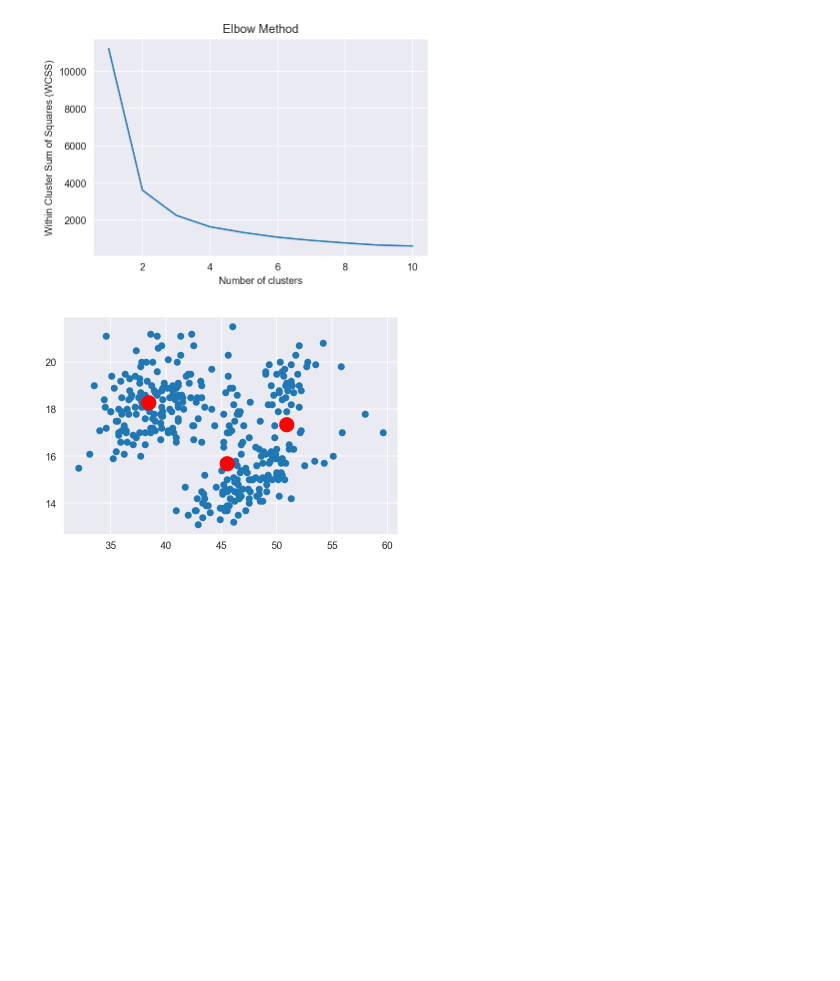
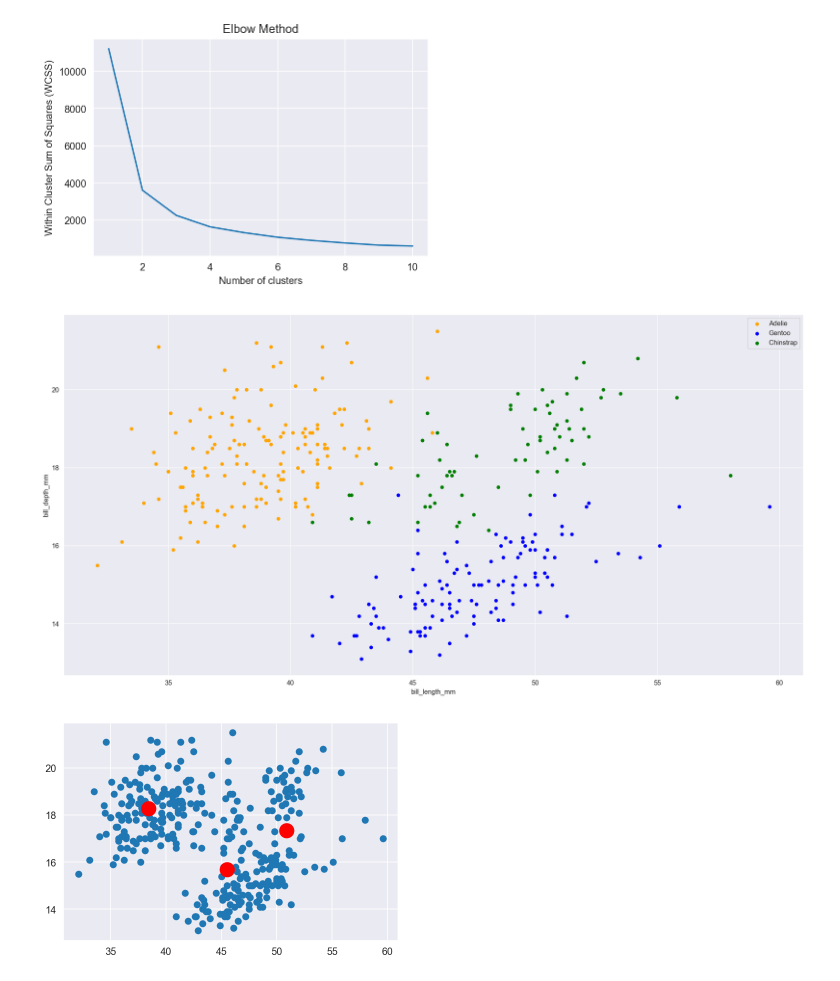
Before and after one commit to Thesavagecoder7784/Machine-Learning-Algorithms, a Jupyter notebook: KMeans Clustering Algorithm.ipynb, the cells around one changed output. Drawn from its saved outputs; the diff is of its cells as text; code cells hidden in the pictures; blank space fills up the shorter version.

```diff
--- a/KMeans Clustering Algorithm.ipynb
+++ b/KMeans Clustering Algorithm.ipynb
@@ -47 +51,15 @@ plt.show()
+# %%
+# Plotting the data
+import matplotlib.pyplot as plt
+
+fig, ax1 = plt.subplots(1)
+fig.set_size_inches(20,10)
+
+df[df.species=='Adelie'].plot(kind='scatter',x='bill_length_mm',y='bill_depth_mm',color='orange', label='Adelie', ax = ax1)
+df[df.species=='Gentoo'].plot(kind='scatter',x='bill_length_mm',y='bill_depth_mm',color='blue', label='Gentoo',ax=ax1)
+df[df.species=='Chinstrap'].plot(kind='scatter',x='bill_length_mm',y='bill_depth_mm',color='green', label='Chinstrap', ax=ax1)
+
+plt.show()
+# %% [output]
+[figure, added]
 # %%
```
Also changed, not shown: parts of 5 cells of this notebook, 3 other files.
